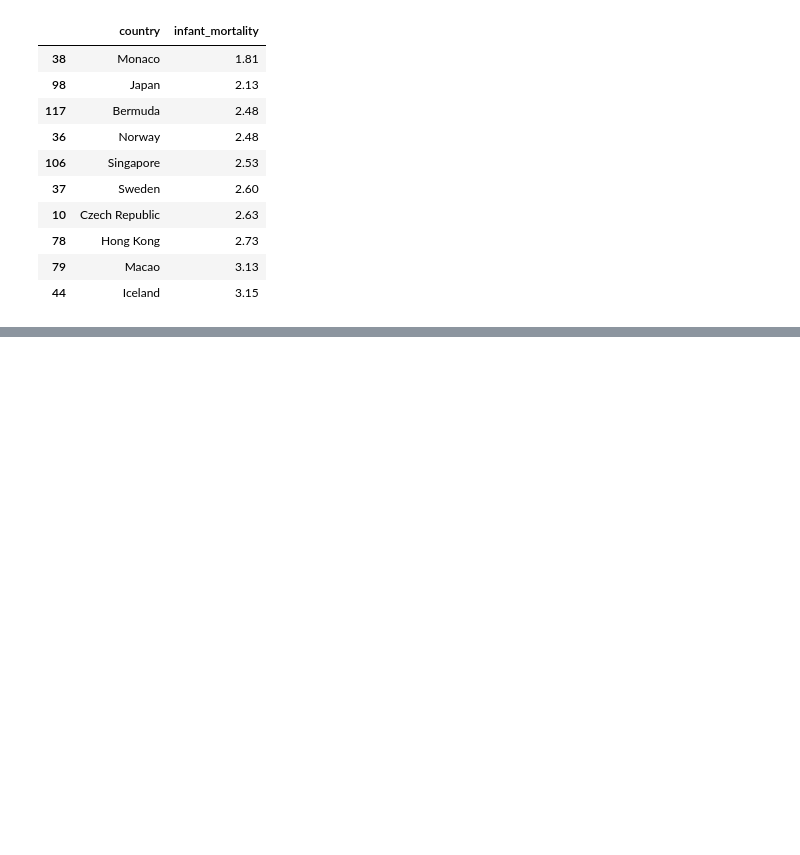
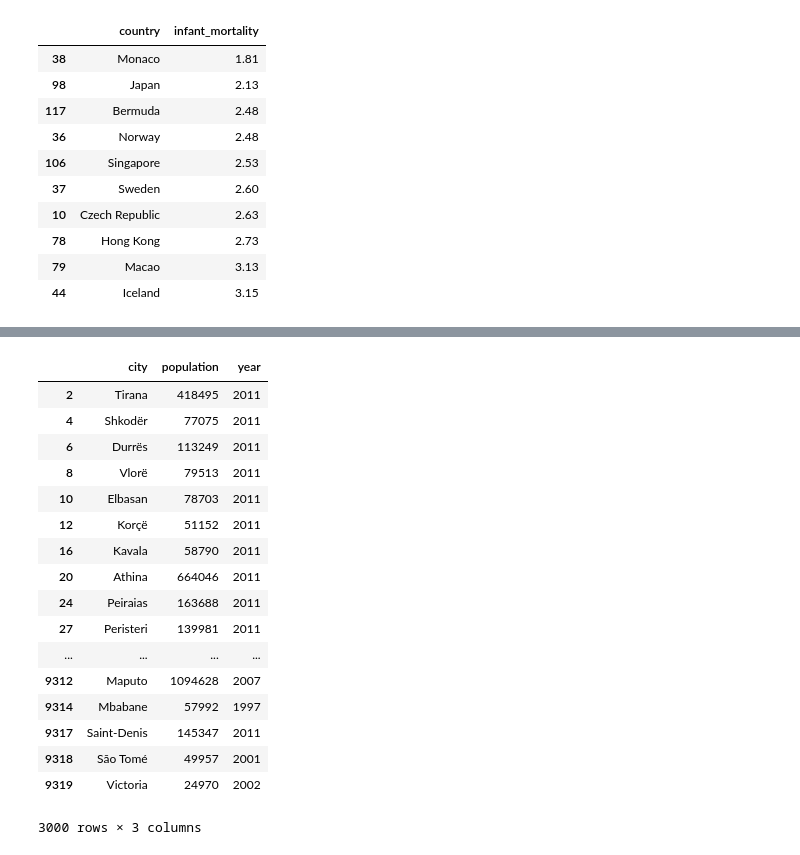
Before and after one commit to sashkabear/Springboard_DataScience, a Jupyter notebook: data_wrangling_xml/sliderule_dsi_xml_exercise.ipynb, the cells around one changed output, grey strips where cells are left out. Cells and saved outputs as stored; diff of their text form; code cells hidden in the pictures; blank space fills up the shorter version.

```diff
--- a/data_wrangling_xml/sliderule_dsi_xml_exercise.ipynb
+++ b/data_wrangling_xml/sliderule_dsi_xml_exercise.ipynb
@@ -122,0 +170,27 @@ df1.sort('infant_mortality').head(10)
+# %%
+#Convert population and year columns to integers
+df2.population = [int(i) for i in df2.population]
+df2.year = [int(i) for i in df2.year]
+# %%
+#Need to keep only latest population values
+df2_clean = df2.drop_duplicates(subset = 'city', keep = 'last')
+df2_clean
+# %% [output]
+|  | city | population | year |
+| 2 | Tirana | 418495 | 2011 |
+| 4 | Shkodër | 77075 | 2011 |
+| 6 | Durrës | 113249 | 2011 |
+| 8 | Vlorë | 79513 | 2011 |
+| 10 | Elbasan | 78703 | 2011 |
+| 12 | Korçë | 51152 | 2011 |
+| 16 | Kavala | 58790 | 2011 |
+| 20 | Athina | 664046 | 2011 |
+| 24 | Peiraias | 163688 | 2011 |
+| 27 | Peristeri | 139981 | 2011 |
+| ... | ... | ... | ... |
+| 9312 | Maputo | 1094628 | 2007 |
+| 9314 | Mbabane | 57992 | 1997 |
+| 9317 | Saint-Denis | 145347 | 2011 |
+| 9318 | São Tomé | 49957 | 2001 |
+| 9319 | Victoria | 24970 | 2002 |
+3000 rows × 3 columns
```
Also changed, not shown: parts of 5 cells of this notebook.
